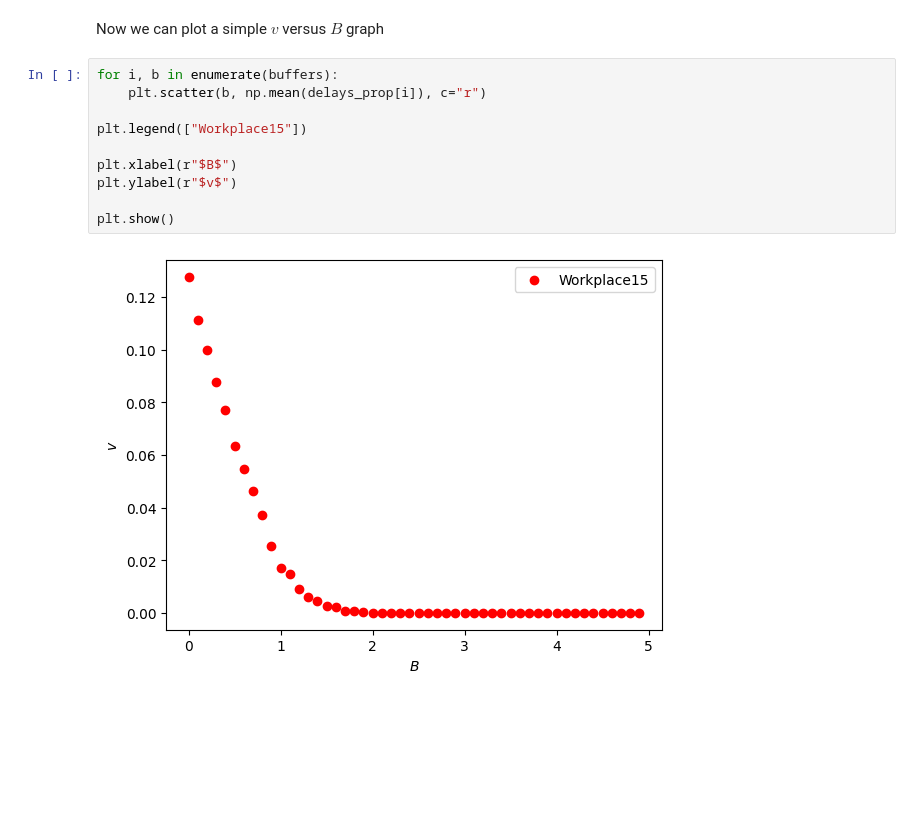
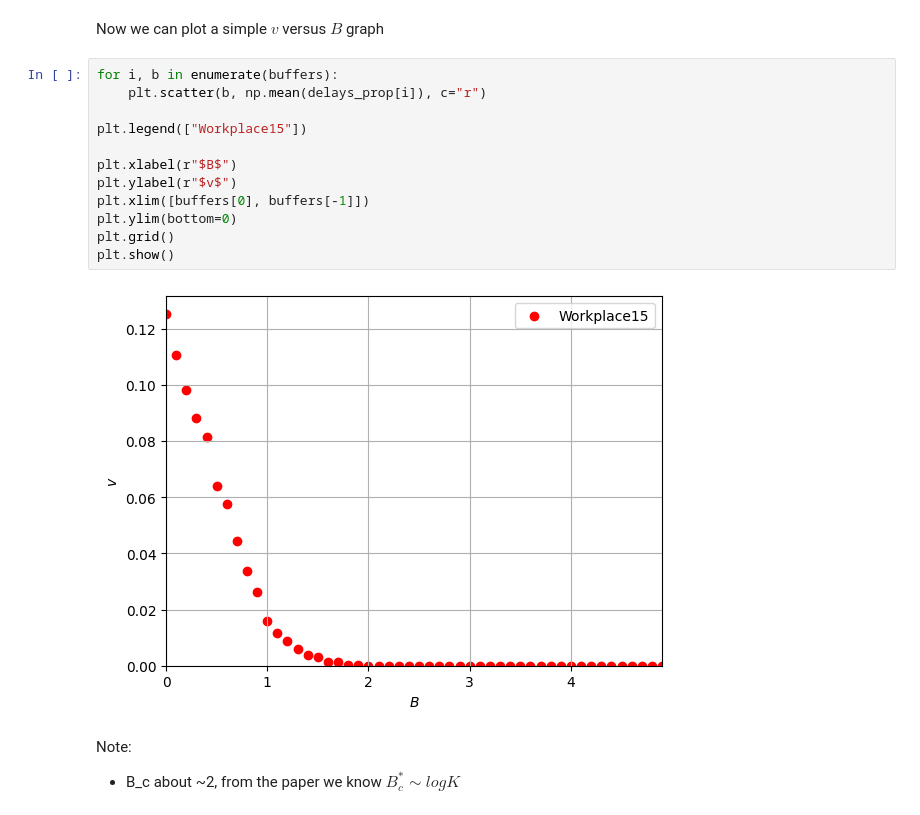
Before and after one commit to lschoonheid/CLS-7, a Jupyter notebook: code/python_temp_criticality/python_real_world_networks/Workplace15_example.ipynb, the cells around one changed output. Saved outputs shown, nothing was run; the diff lists cells and outputs as text; blank space fills up the shorter version.

Commit message:
update plots

```diff
--- a/code/python_temp_criticality/python_real_world_networks/Workplace15_example.ipynb
+++ b/code/python_temp_criticality/python_real_world_networks/Workplace15_example.ipynb
@@ -79,12 +79,17 @@ Now we can plot a simple $v$ versus $B$ graph
 # %%
 for i, b in enumerate(buffers):
     plt.scatter(b, np.mean(delays_prop[i]), c="r")
 
 plt.legend(["Workplace15"])
 
 plt.xlabel(r"$B$")
 plt.ylabel(r"$v$")
-
+plt.xlim([buffers[0], buffers[-1]])
+plt.ylim(bottom=0)
+plt.grid()
 plt.show()
 # %% [output]
-[figure, old version]
+[figure, new version]
+# %% [markdown]
+Note:
+- B_c about ~2, from the paper we know $B^*_c ∼ log K$
```
Also changed, not shown: parts of 1 cell of this notebook, 3 other files.
